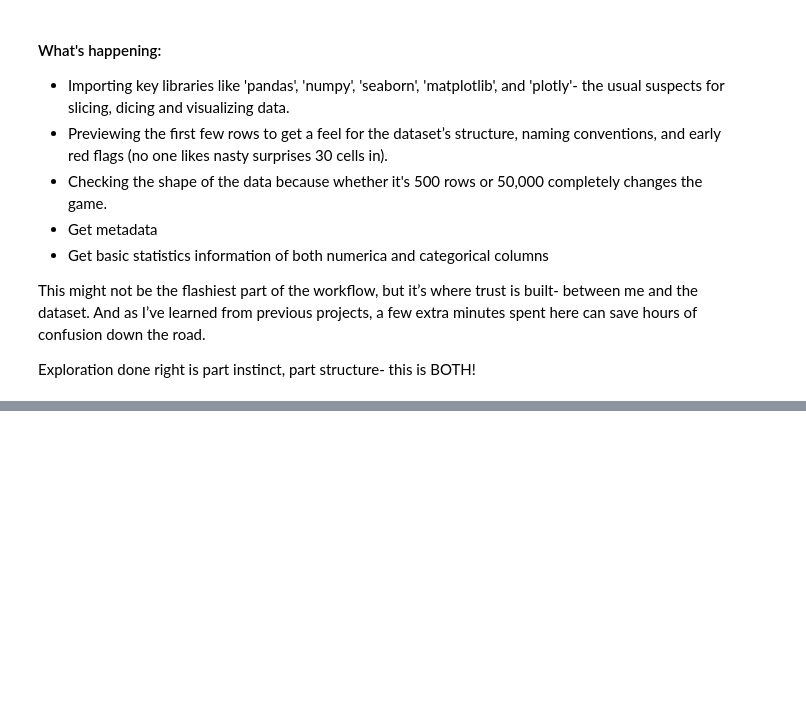
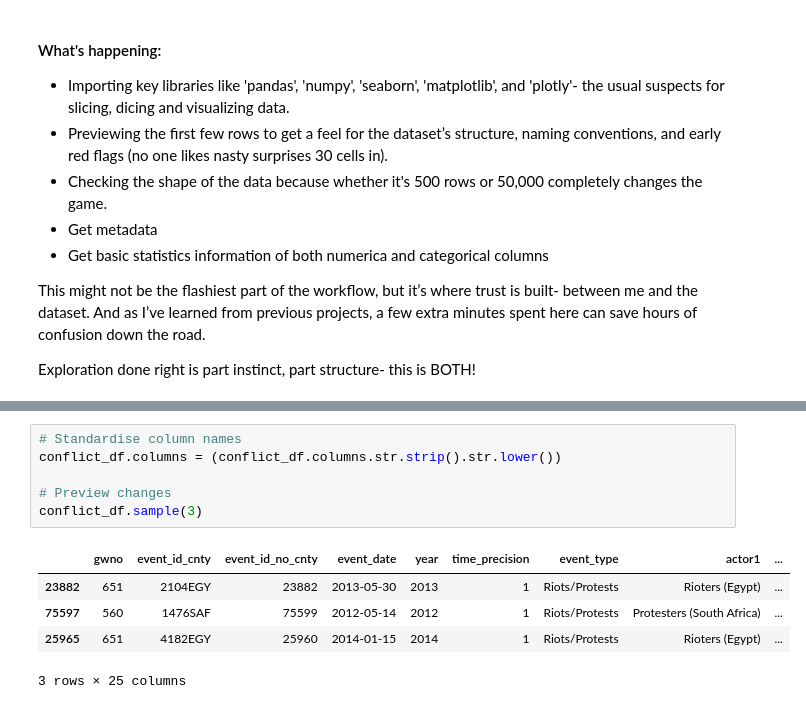
Before and after one commit to Vain-Guy/Mapping-Africa-s-Conflict-Relationships, a Jupyter notebook: conflict.ipynb, the cells around one changed output, grey strips where cells are left out. Saved outputs shown, nothing was run; the diff lists cells and outputs as text; blank space fills up the shorter version.

```diff
--- a/conflict.ipynb
+++ b/conflict.ipynb
@@ -140,0 +165,12 @@ conflict_df.head()
+# %%
+# Standardise column names
+conflict_df.columns = (conflict_df.columns.str.strip().str.lower())
+
+# Preview changes
+conflict_df.sample(3)
+# %% [output]
+|  | gwno | event_id_cnty | event_id_no_cnty | event_date | year | time_precision | event_type | actor1 | ... |
+| 23882 | 651 | 2104EGY | 23882 | 2013-05-30 | 2013 | 1 | Riots/Protests | Rioters (Egypt) | ... |
+| 75597 | 560 | 1476SAF | 75599 | 2012-05-14 | 2012 | 1 | Riots/Protests | Protesters (South Africa) | ... |
+| 25965 | 651 | 4182EGY | 25960 | 2014-01-15 | 2014 | 1 | Riots/Protests | Rioters (Egypt) | ... |
+3 rows × 25 columns
```
Also changed, not shown: parts of 6 cells of this notebook.
